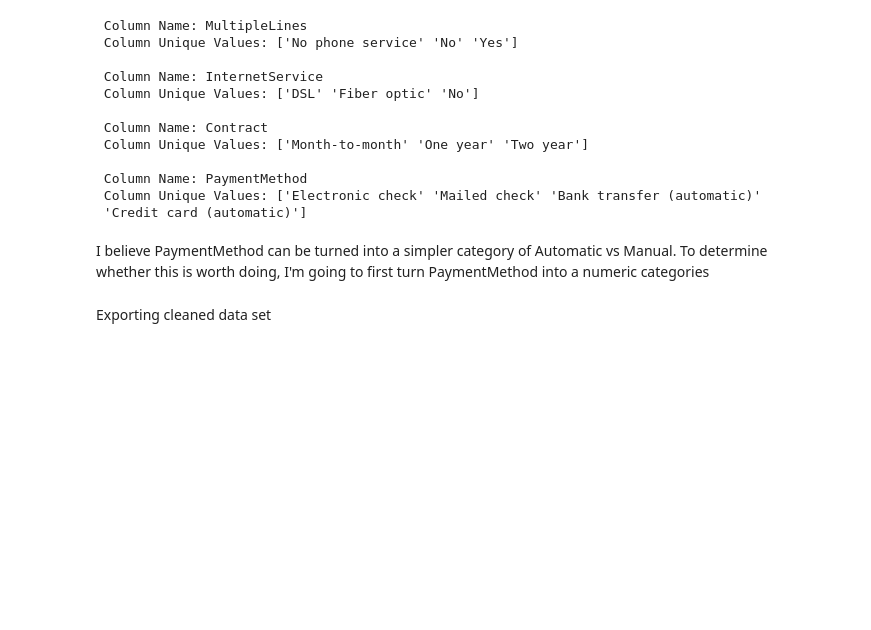
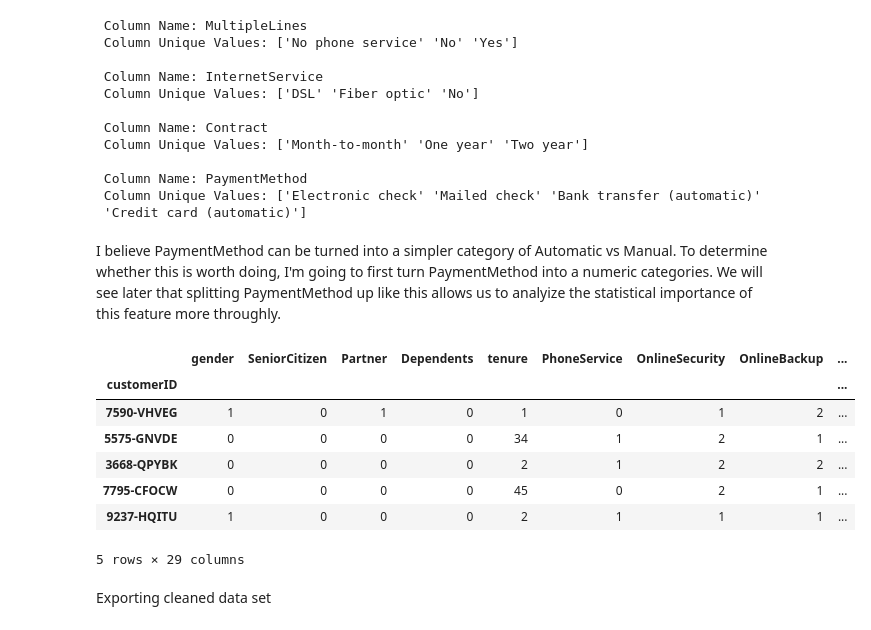
Before and after one commit to MDMHemsley/ChurnPractice, a Jupyter notebook: Exploratory Data Analysis.ipynb, the cells around one changed output. Cells and saved outputs as stored; diff of their text form; code cells hidden in the pictures; blank space fills up the shorter version.

```diff
--- a/Exploratory Data Analysis.ipynb
+++ b/Exploratory Data Analysis.ipynb
@@ -187,4 +188,4 @@ dummies_list = ['MultipleLines','InternetService','Contract','PaymentMethod']
 
 churn_df = pd.get_dummies(churn_df,columns=dummies_list)
 # %% [markdown]
-I believe PaymentMethod can be turned into a simpler category of Automatic vs Manual. To determine whether this is worth doing, I'm going to first turn PaymentMethod into a numeric categories
+I believe PaymentMethod can be turned into a simpler category of Automatic vs Manual. To determine whether this is worth doing, I'm going to first turn PaymentMethod into a numeric categories. We will see later that splitting PaymentMethod up like this allows us to analyize the statistical importance of this feature more throughly.
@@ -194,3 +192,14 @@ I believe PaymentMethod can be turned into a simpler category of Automatic vs Ma
+# %%
+churn_df.head()
+# %% [output]
+|  | gender | SeniorCitizen | Partner | Dependents | tenure | PhoneService | OnlineSecurity | OnlineBackup | ... |
+| customerID |  |  |  |  |  |  |  |  | ... |
+| 7590-VHVEG | 1 | 0 | 1 | 0 | 1 | 0 | 1 | 2 | ... |
+| 5575-GNVDE | 0 | 0 | 0 | 0 | 34 | 1 | 2 | 1 | ... |
+| 3668-QPYBK | 0 | 0 | 0 | 0 | 2 | 1 | 2 | 2 | ... |
+| 7795-CFOCW | 0 | 0 | 0 | 0 | 45 | 0 | 2 | 1 | ... |
+| 9237-HQITU | 1 | 0 | 0 | 0 | 2 | 1 | 1 | 1 | ... |
+5 rows × 29 columns
 # %%
 #Clear all NaNs
 churn_df.dropna(inplace=True)
```
Also changed, not shown: parts of 36 cells of this notebook, 4 other files.
